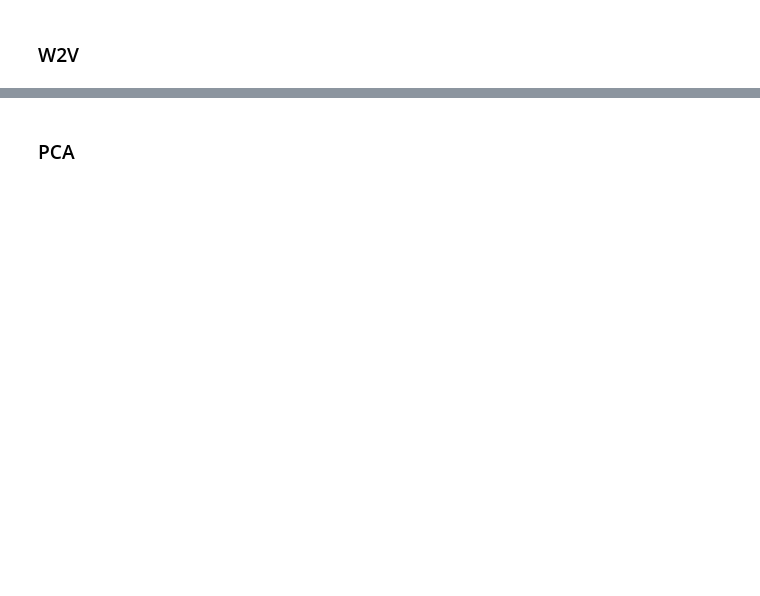
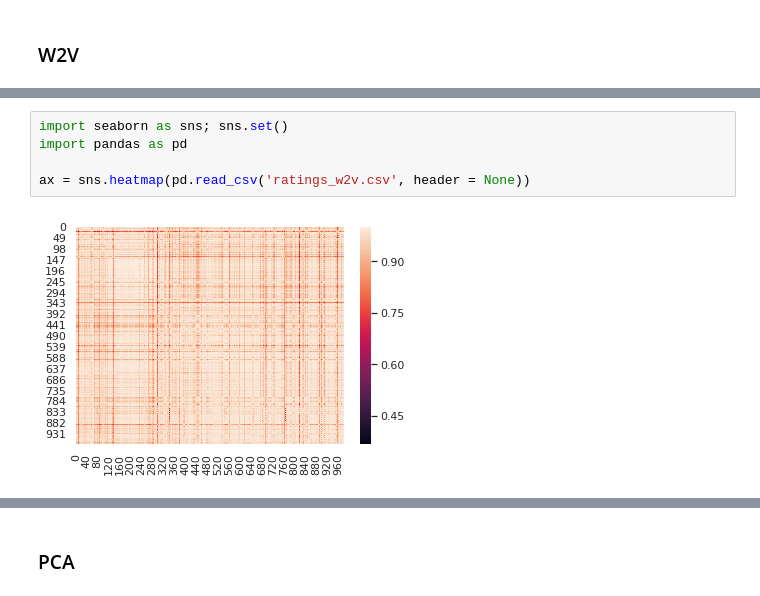
Before and after one commit to varan42/myths_transition, a Jupyter notebook: myths_.ipynb, the cells around one changed output, grey strips where cells are left out. Cells and saved outputs as stored; diff of their text form; blank space fills up the shorter version.

Commit message:
W2V + ABAE
Added W2V and NMT with ABAE. Resized graphs.

```diff
--- a/myths_.ipynb
+++ b/myths_.ipynb
@@ -170,0 +257,7 @@ len(model.w1)
+# %%
+import seaborn as sns; sns.set()
+import pandas as pd
+
+ax = sns.heatmap(pd.read_csv('ratings_w2v.csv', header = None))
+# %% [output]
+[figure, added]
```
Also changed, not shown: parts of 57 cells of this notebook, 10 other files.
